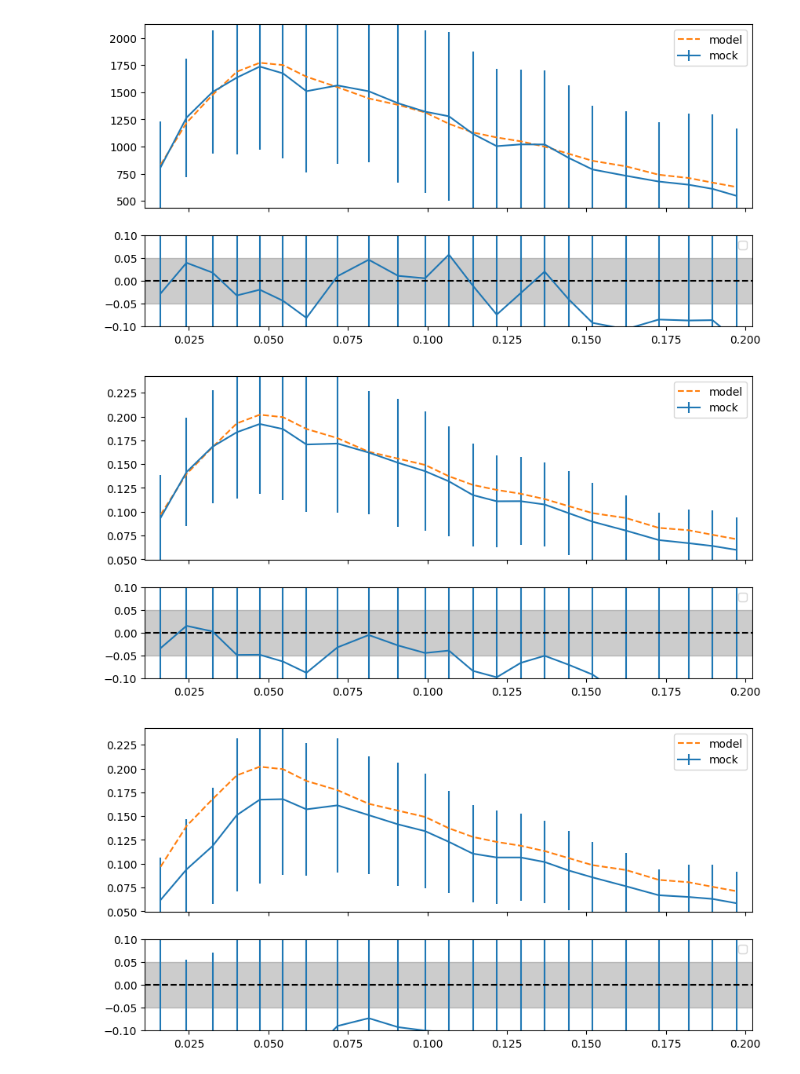
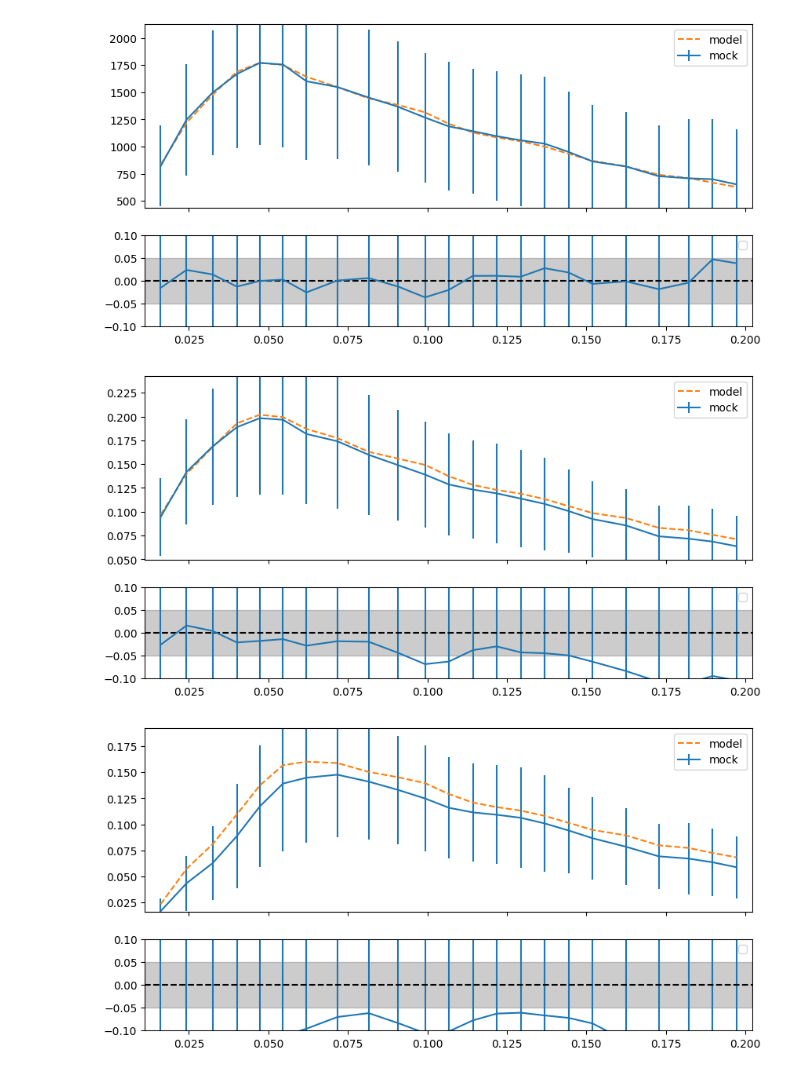
Before and after one commit to meerklass/meer21cm, a Jupyter notebook: papers/validation/plot_02.ipynb, the cells around one changed output. Drawn from its saved outputs; the diff is of its cells as text; code cells hidden in the pictures.

```diff
--- a/papers/validation/plot_02.ipynb
+++ b/papers/validation/plot_02.ipynb
@@ -70,4 +70,4 @@ def bin_power_1d(
 # %%
 kperp, kpara, kmode, kvec = get_k_modes()
 # %%
-file_arr = glob.glob('/users/ztchen/scratch3/validation/02/*.npz')
+file_arr = glob.glob('/users/ztchen/scratch3/validation/02/*[0-9]_cross.npz')
@@ -335,7 +376,5 @@ ptest1darr,_,_ = bin_power_1d(
 # %%
 tf_1d = ptfbefore1darr.mean(0)/ptfafter1darr.mean(0)
-# %%
-tf_1d = (ptfbefore1darr/ptfafter1darr)
 # %%
 plot_1d_power(
         keff,
@@ -355,7 +394,7 @@ plot_1d_power(
         0.1,
     );
 # %% [output]
-[figure, old version]
+[figure, new version]
 # %%
 plot_1d_power(
         keff,
@@ -365,14 +404,14 @@ plot_1d_power(
         0.1,
     );
 # %% [output]
-[figure, old version]
+[figure, new version]
 # %%
 plot_1d_power(
         keff,
-        pxclean1darr*tf_1d[None],
-        pxmod1darr,
+        pxclean1darr,
+        pxmod1darr/tf_1d,
         -0.1,
         0.1,
     );
 # %% [output]
-[figure, old version]
+[figure, new version]
```
Also changed, not shown: parts of 33 cells of this notebook, 6 other files.
